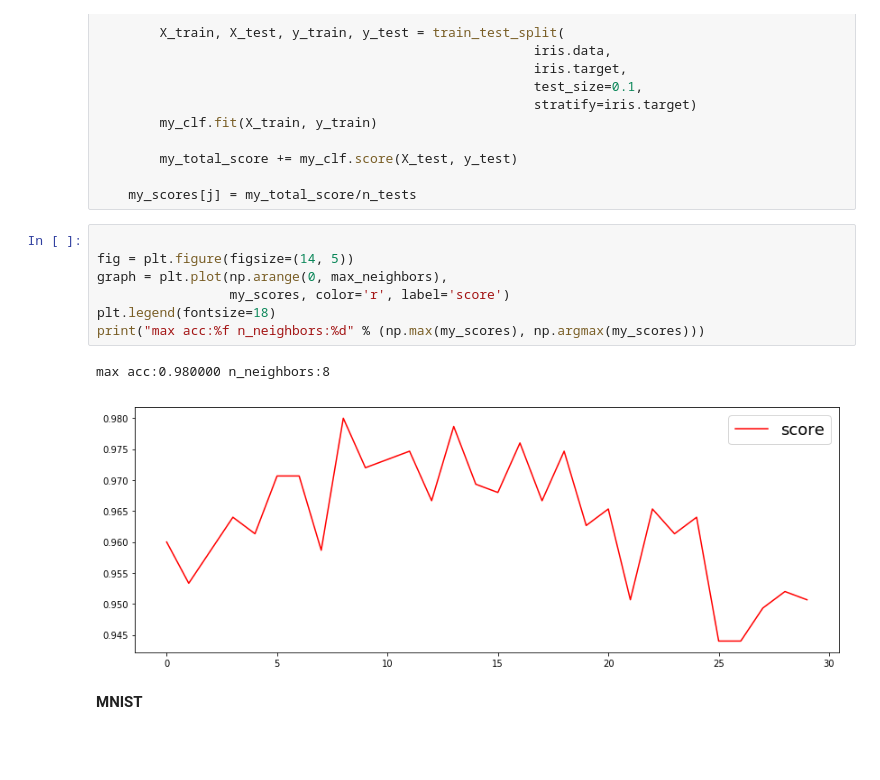
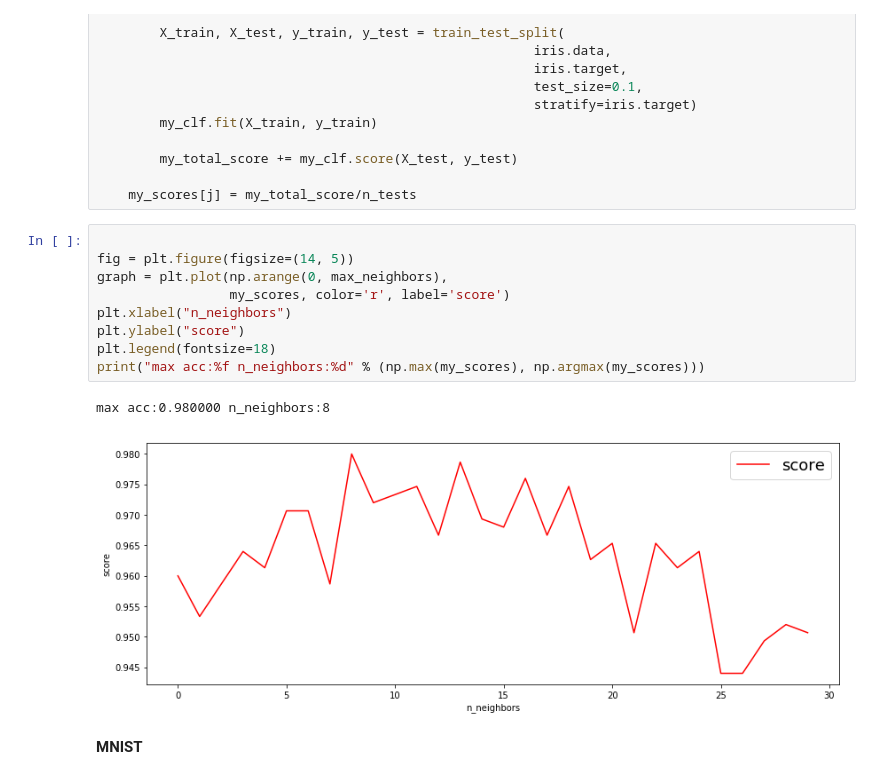
Before and after one commit to ekolmagorov/Technosphere_AIAD, a Jupyter notebook: hw1/kolmagorov_hw1.ipynb, the cells around one changed output. Drawn from its saved outputs; the diff is of its cells as text; blank space fills up the shorter version.

```diff
--- a/hw1/kolmagorov_hw1.ipynb
+++ b/hw1/kolmagorov_hw1.ipynb
@@ -246,13 +246,15 @@ for j, nn_num in enumerate(range(1, max_neighbors+1, 1)):
 # %%
 
 fig = plt.figure(figsize=(14, 5))
 graph = plt.plot(np.arange(0, max_neighbors),
                  my_scores, color='r', label='score')
+plt.xlabel("n_neighbors")
+plt.ylabel("score")
 plt.legend(fontsize=18)
 print("max acc:%f n_neighbors:%d" % (np.max(my_scores), np.argmax(my_scores)))
 # %% [output]
 max acc:0.980000 n_neighbors:8
-[figure, old version]
+[figure, new version]
 # %% [markdown]
 **MNIST**
 # %%
```
Also changed, not shown: parts of 10 cells of this notebook.
